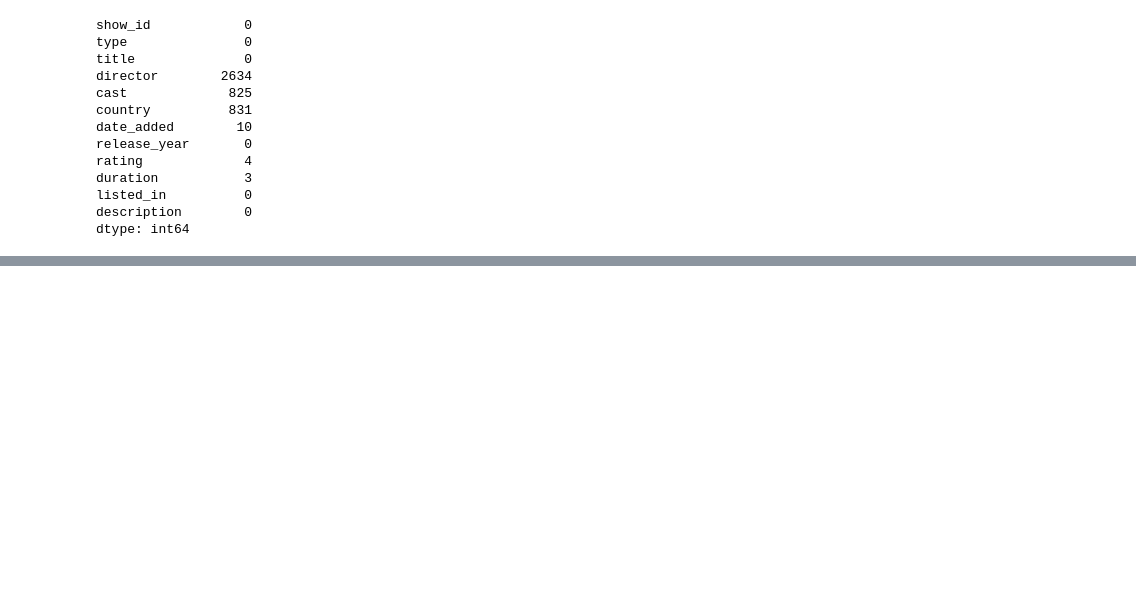
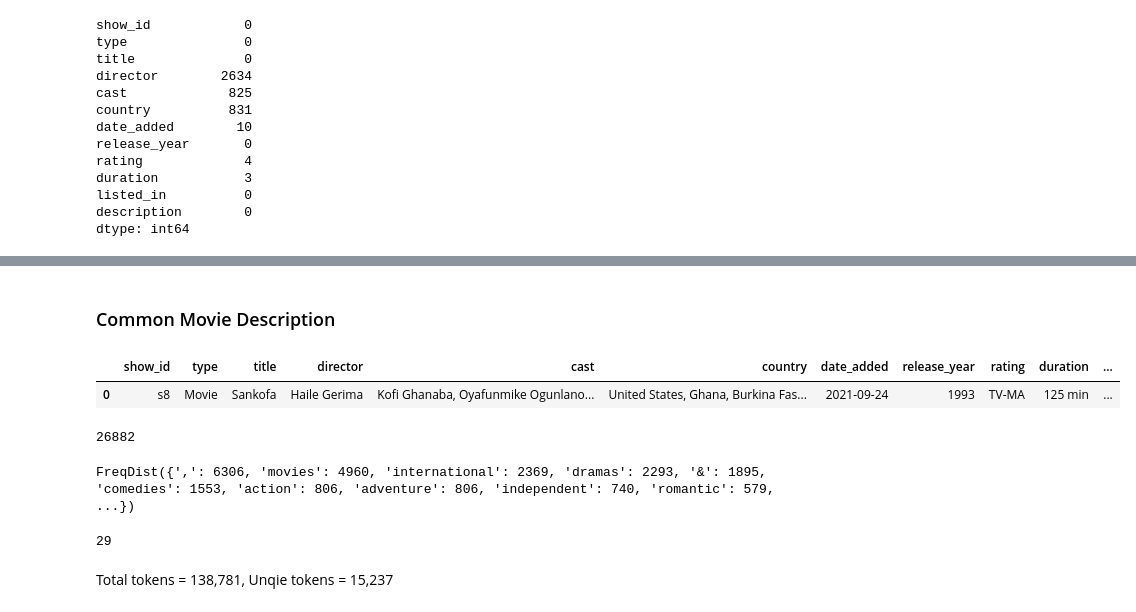
Before and after one commit to SunpreetSChahal/Netflix_EDA-ML, a Jupyter notebook: Netflix Data - EDA and ML Practice.ipynb, the cells around one changed output, grey strips where cells are left out. Saved outputs shown, nothing was run; the diff lists cells and outputs as text; code cells hidden in the pictures; blank space fills up the shorter version.

```diff
--- a/Netflix Data - EDA and ML Practice.ipynb
+++ b/Netflix Data - EDA and ML Practice.ipynb
@@ -212,0 +194,7 @@ plt.minorticks_on()
+# %% [markdown]
+### Common Movie Description
+# %%
+movies.head(1)
+# %% [output]
+|  | show_id | type | title | director | cast | country | date_added | release_year | rating | duration | ... |
+| 0 | s8 | Movie | Sankofa | Haile Gerima | Kofi Ghanaba, Oyafunmike Ogunlano... | United States, Ghana, Burkina Fas... | 2021-09-24 | 1993 | TV-MA | 125 min | ... |
@@ -212,0 +207,6 @@ plt.minorticks_on()
+# %%
+# Now that we have the column as one long string, we can tokenize the words
+mov_desc_tokens = nltk.word_tokenize(mov_desc)
+len(mov_desc_tokens)
+# %% [output]
+26882
@@ -212,0 +216,14 @@ plt.minorticks_on()
+# %%
+# Loop to count occurence of each token
+for word in mov_desc_tokens:
+    freq_m_d_t[word.lower()]+=1 # "+=1" - increases count of each occurence by 1
+freq_m_d_t
+# %% [output]
+FreqDist({',': 6306, 'movies': 4960, 'international': 2369, 'dramas': 2293, '&': 1895, 'comedies': 1553, 'action': 806, 'adventure': 806, 'independent': 740, 'romantic': 579, ...})
+# %%
+#Length of the unique values in the description
+len(freq_m_d_t)
+# %% [output]
+29
+# %% [markdown]
+Total tokens = 138,781, Unqie tokens = 15,237
```
Also changed, not shown: parts of 44 cells of this notebook.
